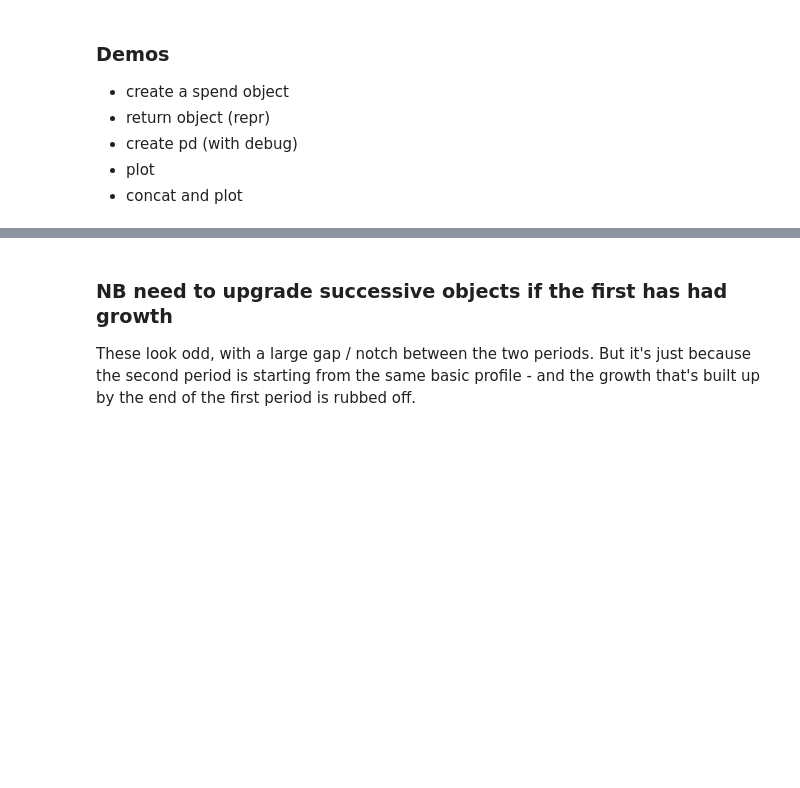
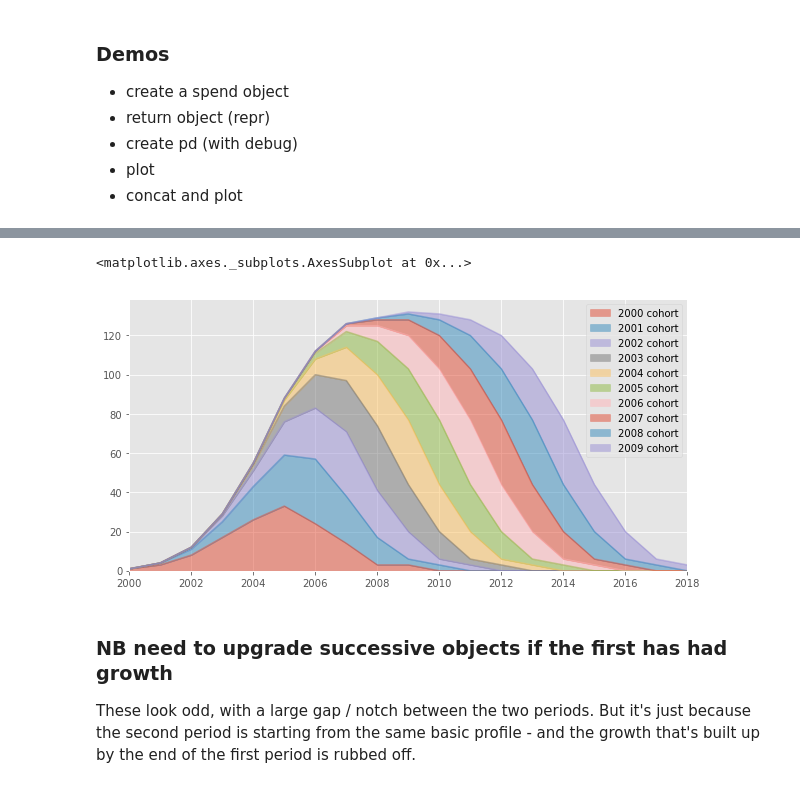
Before and after one commit to opi9a/data_accelerator, a Jupyter notebook: spend_main_dev.ipynb, the cells around one changed output, grey strips where cells are left out. Cells and saved outputs as stored; diff of their text form; code cells hidden in the pictures; blank space fills up the shorter version.

```diff
--- a/spend_main_dev.ipynb
+++ b/spend_main_dev.ipynb
@@ -205,3 +287,12 @@ pd.concat([pd_1a, pd_1b], axis=1).plot(kind="area", stacked=True)
+# %%
+series = []
+for year in range(2000, 2010):
+    obj = SpendObject(test_profile, year, year+1, 0, 0, 1, str(year)+" cohort")
+    series.append(obj.get_pd(10))
+pd.concat(series, axis=1).plot(kind="area", stacked=True, alpha=0.5, figsize=(10,5))
+# %% [output]
+<matplotlib.axes._subplots.AxesSubplot at 0x...>
+[figure, added]
 # %% [markdown]
 ### NB need to upgrade successive objects if the first has had growth
 
```
Also changed, not shown: parts of 12 cells of this notebook.
